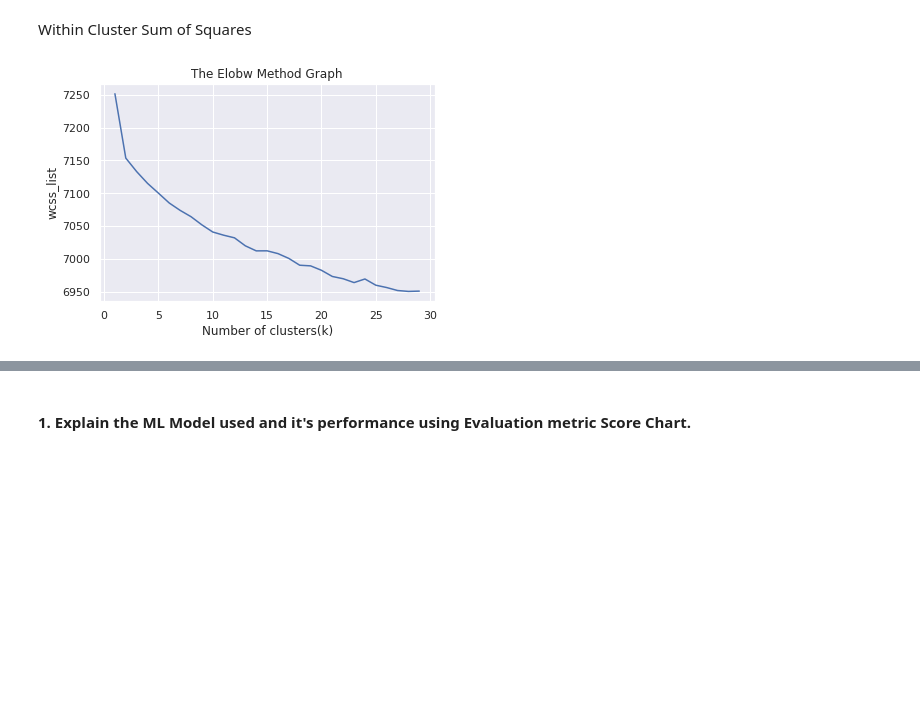
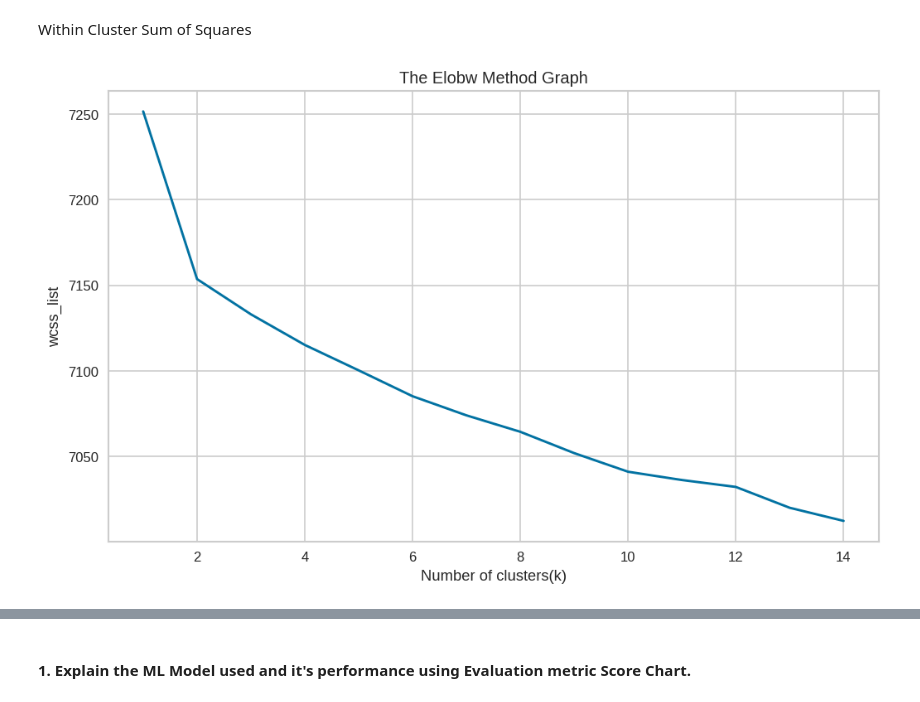
Before and after one commit to Ajay07pandey/Netflix-Movies-and-TV-Shows-Clustering, a Jupyter notebook: Netflix_movie_and_TV_show_Clustering_Ajay.ipynb, the cells around one changed output, grey strips where cells are left out. Cells and saved outputs as stored; diff of their text form; code cells hidden in the pictures; blank space fills up the shorter version.

```diff
--- a/Netflix_movie_and_TV_show_Clustering_Ajay.ipynb
+++ b/Netflix_movie_and_TV_show_Clustering_Ajay.ipynb
@@ -1653,10 +1647,10 @@ def lemmatizing_sentence(text):
     return text
 # %%
 # Rephrasing text by applying defined lemmatizing function
-df_new['content_detail']= df_new['content_detail'].apply(lemmatizing_sentence)
+cluster_df['content_detail']= cluster_df['content_detail'].apply(lemmatizing_sentence)
 
 # Checking the observation after manipulation
-df_new.iloc[281,]['content_detail']
+cluster_df.iloc[281,]['content_detail']
 # %% [output]
 'tamannaah bhatia prabhu deva sonu sood sapthagiri murli sharma rv udhaykumar joy mathew hema l vijay comedy international movie scifi fantasy movie teen content india due family pressure corporate ma ...
 # %% [markdown]
@@ -1675,10 +1665,10 @@ Answer Here.
 from sklearn.feature_extraction.text import TfidfVectorizer
 
 # Creating instance
-tfidfv = TfidfVectorizer(max_features=30000)
+tfidfv = TfidfVectorizer(max_features=20000)
 # %%
 # Fitting on TfidfVectorizer
-x= tfidfv.fit_transform(df_new['content_detail'])
+x= tfidfv.fit_transform(cluster_df['content_detail'])
 
 # Checking shape of the formed document matrix
 print(x.shape)
@@ -1720,17 +1682,3 @@ Answer Here.
 ### 7. Dimesionality Reduction
 # %% [markdown]
 ##### Do you think that dimensionality reduction is needed? Explain Why?
-# %%
-# Dimensionality Reduction
-# Importing PCA from sklearn
-from sklearn.decomposition import IncrementalPCA
-
-# Defining PCA object with desired number of components
-ipca = IncrementalPCA(batch_size=2000)
-
-# Fitting the PCA model
-ipca.fit(x)
-
-# percent of variance captured by each component
-variance = ipca.explained_variance_ratio_
-print(f"Explained variance: {variance}")
@@ -1799,18 +1721,18 @@ Answer Here.
 # %%
 plt.figure(figsize=(10,6), dpi=120)
 #finding optimal number of clusters using the elbow method
 from sklearn.cluster import KMeans
 wcss_list= []  #Initializing the list for the values of WCSS
 
 #Using for loop for iterations from 1 to 30.
-for i in range(1, 30):
+for i in range(1, 15):
     kmeans = KMeans(n_clusters=i, init='k-means++', random_state= 42)
     kmeans.fit(X_transformed)
     wcss_list.append(kmeans.inertia_)
 plt.plot(range(1, 15), wcss_list)
 plt.title('The Elobw Method Graph')
 plt.xlabel('Number of clusters(k)')
 plt.ylabel('wcss_list')
 plt.show()
 # %% [output]
-[figure, old version]
+[figure, new version]
```
Also changed, not shown: parts of 63 cells of this notebook.
